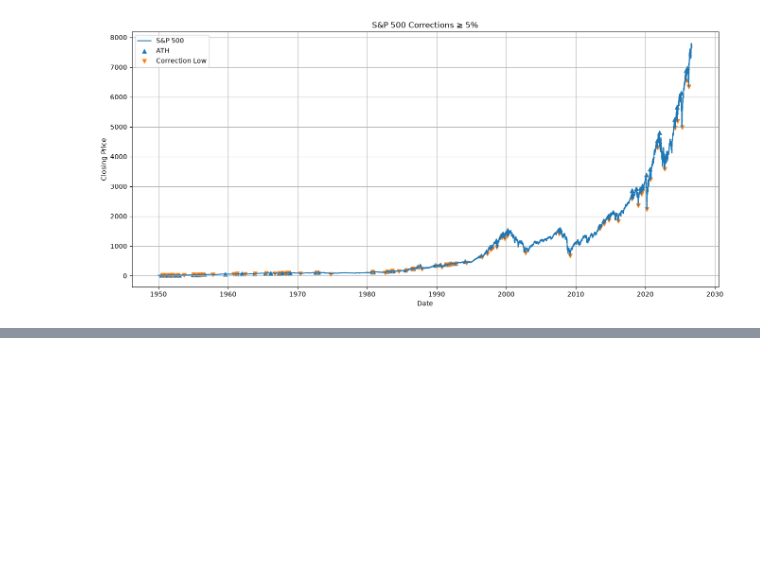
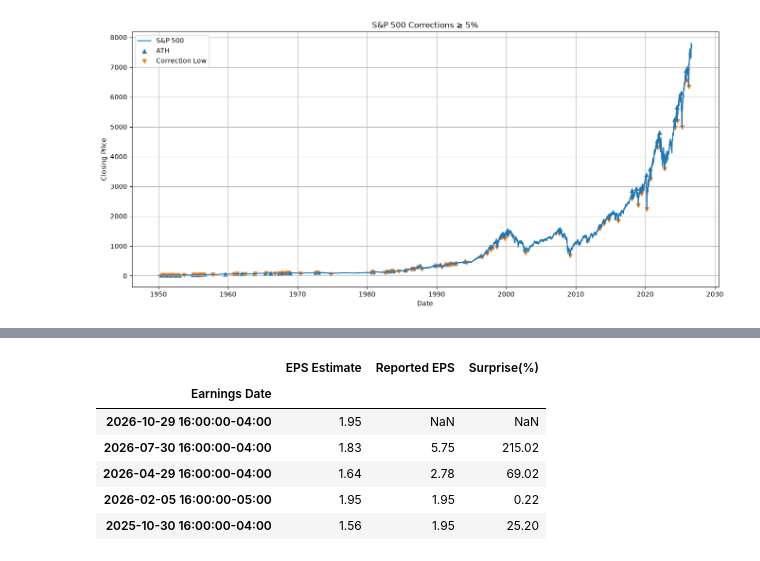
Before and after one commit to luissalgueiro/Stock-Markets-Analytics-Zoomcamp-2026, a Jupyter notebook: homework1/hw1.ipynb, the cells around one changed output, grey strips where cells are left out. Cells and saved outputs as stored; diff of their text form; code cells hidden in the pictures; blank space fills up the shorter version.

```diff
--- a/homework1/hw1.ipynb
+++ b/homework1/hw1.ipynb
@@ -605,0 +609,18 @@ corrections_5
+# %%
+# 1. Load earnings data for the last few years using the yfinance method get_earnings_dates():
+
+import yfinance as yf
+import pandas as pd
+
+ticker = 'AMZN'
+ticker_obj = yf.Ticker(ticker)
+result_earnings = ticker_obj.get_earnings_dates()
+result_earnings.head()
+# %% [output]
+|  | EPS Estimate | Reported EPS | Surprise(%) |
+| Earnings Date |  |  |  |
+| 2026-10-29 16:00:00-04:00 | 1.95 | NaN | NaN |
+| 2026-07-30 16:00:00-04:00 | 1.83 | 5.75 | 215.02 |
+| 2026-04-29 16:00:00-04:00 | 1.64 | 2.78 | 69.02 |
+| 2026-02-05 16:00:00-05:00 | 1.95 | 1.95 | 0.22 |
+| 2025-10-30 16:00:00-04:00 | 1.56 | 1.95 | 25.20 |
```
Also changed, not shown: parts of 12 cells of this notebook.
